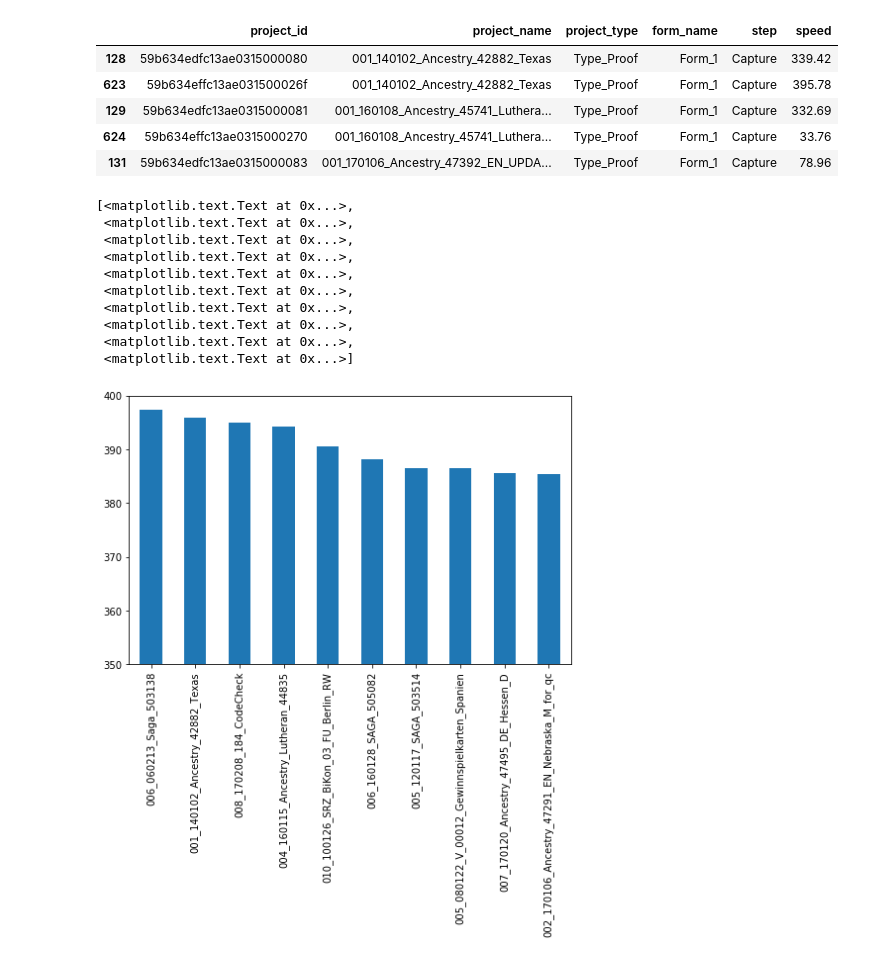
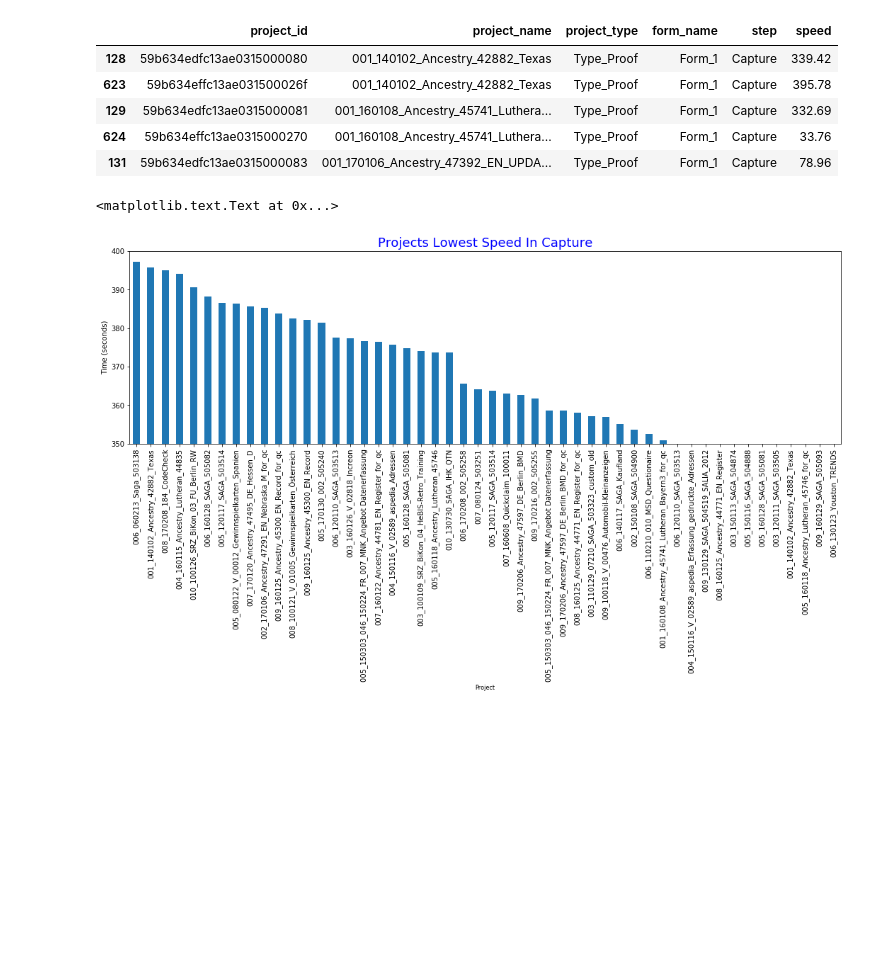
Before and after one commit to latumi231286/datascience-project_speed, a Jupyter notebook: project_speed_one_step.ipynb, the cells around one changed output. Drawn from its saved outputs; the diff is of its cells as text; code cells hidden in the pictures; blank space fills up the shorter version.

```diff
--- a/project_speed_one_step.ipynb
+++ b/project_speed_one_step.ipynb
@@ -136,23 +115,18 @@ d_Capture.head()
 | 624 | 59b634effc13ae0315000270 | 001_160108_Ancestry_45741_Luthera... | Type_Proof | Form_1 | Capture | 33.76 |
 | 131 | 59b634edfc13ae0315000083 | 001_170106_Ancestry_47392_EN_UPDA... | Type_Proof | Form_1 | Capture | 78.96 |
 # %%
-d_max_10 = d_Capture.nlargest(10, 'speed')
+no_of_ele = 50;
+d_max_10 = d_Capture.nlargest(no_of_ele, 'speed')
 d_max_10.sort_values(['speed'],ascending=[False], inplace=True)
-t = d_max_10['speed'].plot(kind='bar', figsize=(8,5))
+t = d_max_10['speed'].plot(kind='bar', figsize=(18,5))
 t.set_ylim(350,400);
 t.set_xticklabels(d_max_10['project_name'])
+t.set_title("Projects Lowest Speed In Capture", fontsize=18, color='blue')
+t.set_xlabel("Project", fontsize=8)
+t.set_ylabel("Time (seconds)", fontsize=10)
 # %% [output]
-[<matplotlib.text.Text at 0x...>,
- <matplotlib.text.Text at 0x...>,
- <matplotlib.text.Text at 0x...>,
- <matplotlib.text.Text at 0x...>,
- <matplotlib.text.Text at 0x...>,
- <matplotlib.text.Text at 0x...>,
- <matplotlib.text.Text at 0x...>,
- <matplotlib.text.Text at 0x...>,
- <matplotlib.text.Text at 0x...>,
- <matplotlib.text.Text at 0x...>]
+<matplotlib.text.Text at 0x...>
-[figure, old version]
+[figure, new version]
 # %%
 d_min_10 = d_Capture.nsmallest(10, 'speed')
 d_min_10.sort_values(['speed'],ascending=[True], inplace=True)
```
Also changed, not shown: parts of 5 cells of this notebook.
